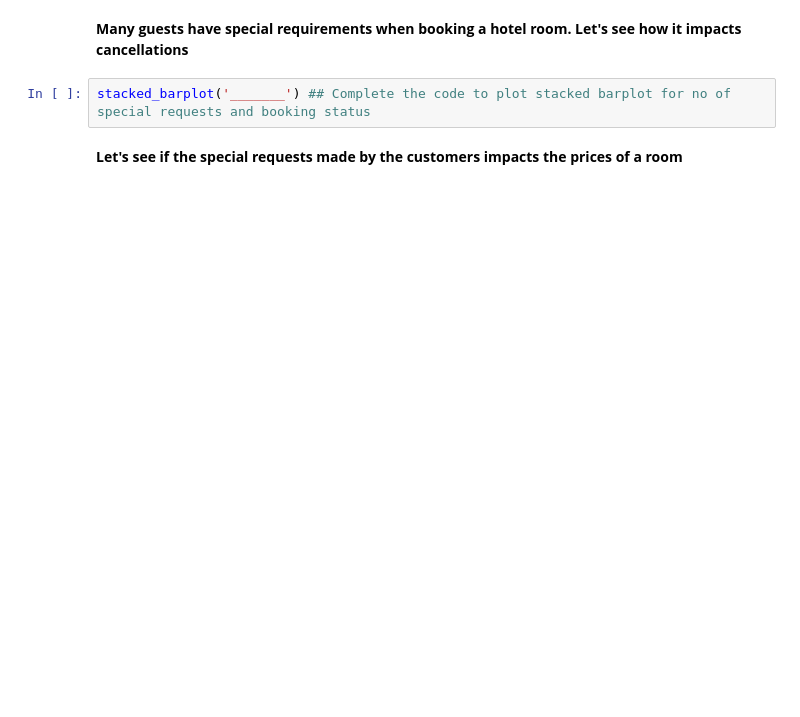
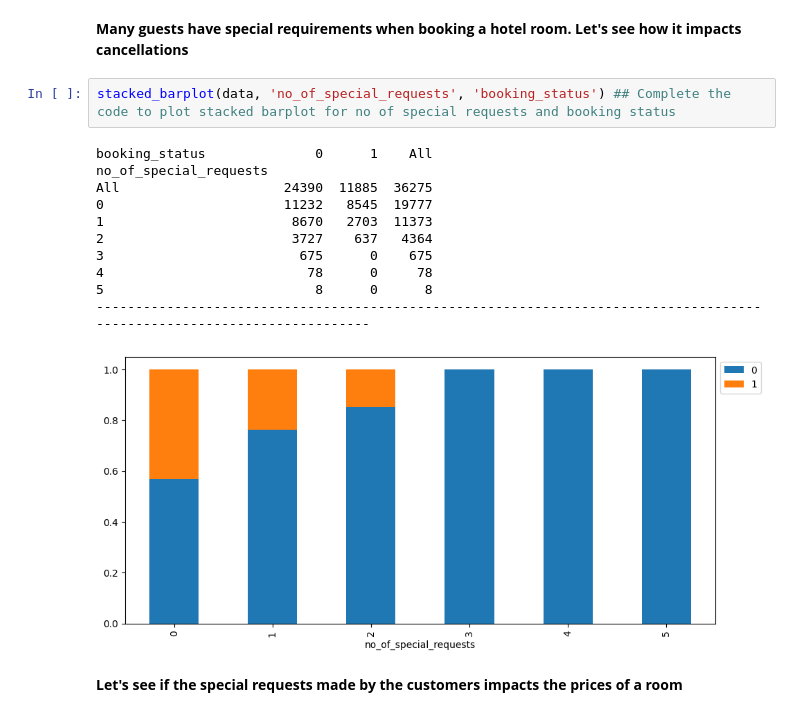
Before and after one commit to erika024/data-science, a Jupyter notebook: Project_SLC_DSBA_INNHotels_LowCode_V3_1.ipynb, the cells around one changed output. Drawn from its saved outputs; the diff is of its cells as text; blank space fills up the shorter version.

```diff
--- a/Project_SLC_DSBA_INNHotels_LowCode_V3_1.ipynb
+++ b/Project_SLC_DSBA_INNHotels_LowCode_V3_1.ipynb
@@ -533,7 +548,19 @@ stacked_barplot(data, "market_segment_type", "booking_status")
 # %% [markdown]
 **Many guests have special requirements when booking a hotel room. Let's see how it impacts cancellations**
 # %%
-stacked_barplot('_______') ## Complete the code to plot stacked barplot for no of special requests and booking status
+stacked_barplot(data, 'no_of_special_requests', 'booking_status') ## Complete the code to plot stacked barplot for no of special requests and booking status
+# %% [output]
+booking_status              0      1    All
+no_of_special_requests
+All                     24390  11885  36275
+0                       11232   8545  19777
+1                        8670   2703  11373
+2                        3727    637   4364
+3                         675      0    675
+4                          78      0     78
+5                           8      0      8
+------------------------------------------------------------------------------------------------------------------------
+[figure, added]
 # %% [markdown]
 **Let's see if the special requests made by the customers impacts the prices of a room**
 # %%
```
Also changed, not shown: parts of 14 cells of this notebook.
